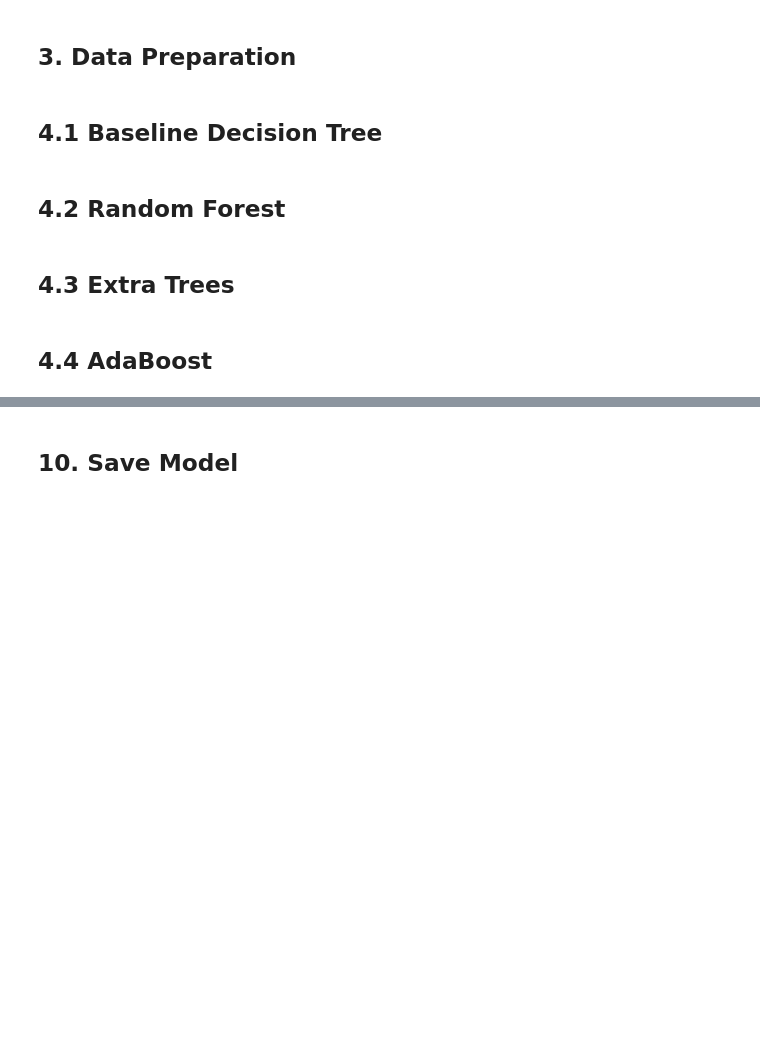
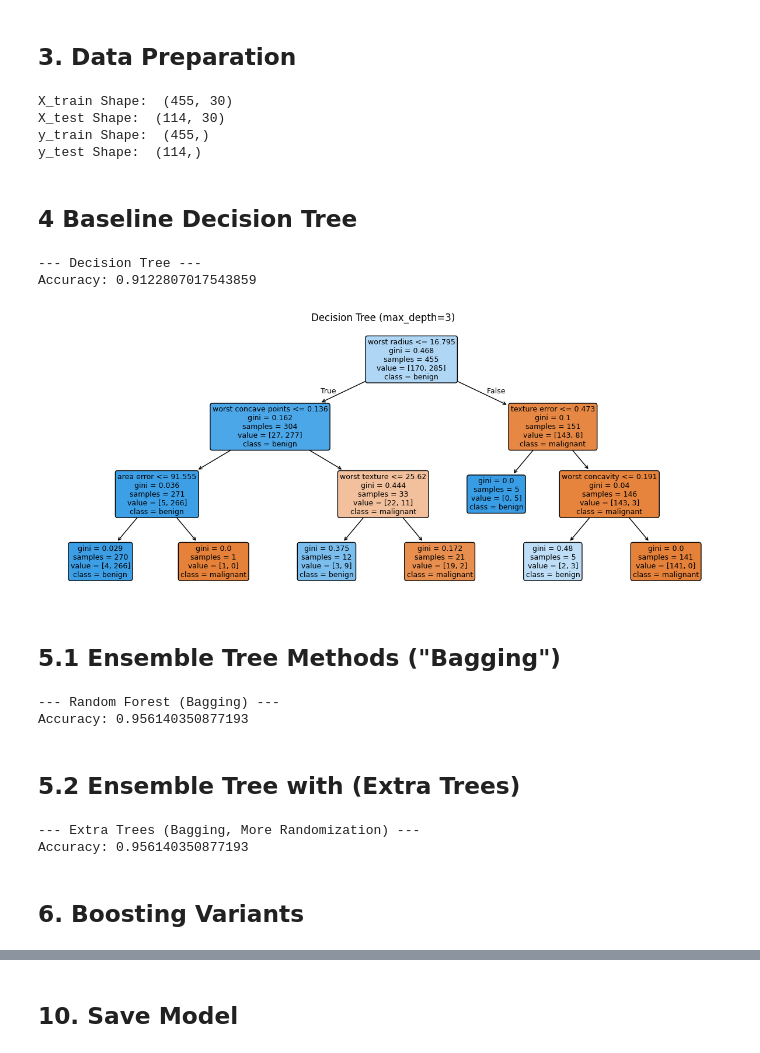
Before and after one commit to anika0273/ML_BoilerPlates, a Jupyter notebook: Decision_Tree.ipynb, the cells around one changed output, grey strips where cells are left out. Saved outputs shown, nothing was run; the diff lists cells and outputs as text; code cells hidden in the pictures; blank space fills up the shorter version.

Commit message:
Added Descition Tree BoilerPlate

```diff
--- a/Decision_Tree.ipynb
+++ b/Decision_Tree.ipynb
@@ -37,8 +43,4 @@ from catboost import CatBoostClassifier
 # %%
 data = load_breast_cancer()
 X = pd.DataFrame(data.data, columns=data.feature_names)
-y = pd.Series(data.target)
-
-
-print("Dataset shape:", X.shape)
-print("Target distribution:\n", y.value_counts(normalize=True))
+y = pd.Series(data.target, name="target")
@@ -55,39 +118,58 @@ plt.show()
 # %% [markdown]
 ## 3. Data Preparation
 # %%
-# Train/test split
-X_train, X_test, y_train, y_test = train_test_split(
-X, y, test_size=0.2, random_state=42, stratify=y
-)
+# Stratified Split ensures class proportions are similar across splits
+X_train, X_test, y_train, y_test = train_test_split(X, y, test_size=0.2, random_state=42, stratify=y)
+print("X_train Shape: ", X_train.shape)
+print("X_test Shape: ", X_test.shape)
+print("y_train Shape: ", y_train.shape)
+print("y_test Shape: ", y_test.shape)
+# %% [output]
+X_train Shape:  (455, 30)
+X_test Shape:  (114, 30)
+y_train Shape:  (455,)
+y_test Shape:  (114,)
 # %% [markdown]
-## 4.1 Baseline Decision Tree
+## 4 Baseline Decision Tree
 # %%
+# Decision Trees work with both numerical/categorical data, but this dataset is numerical
+
 print("\n--- Decision Tree ---")
 dt = DecisionTreeClassifier(criterion="gini", random_state=42)
 dt.fit(X_train, y_train)
 print("Accuracy:", dt.score(X_test, y_test))
-
-
-# Visualize tree (small depth for clarity)
-small_dt = DecisionTreeClassifier(max_depth=3, random_state=42)
-small_dt.fit(X_train, y_train)
-plt.figure(figsize=(12,6))
-plot_tree(small_dt, feature_names=X.columns, class_names=data.target_names, filled=True)
-plt.title("Decision Tree (max_depth=3)")
-plt.show()
+# %% [output]
+--- Decision Tree ---
+Accuracy: 0.9122807017543859
+# %%
+# Visualize tree (small depth for clarity)
+small_dt = DecisionTreeClassifier(max_depth=3, random_state=42)
+small_dt.fit(X_train, y_train)
+plt.figure(figsize=(15,6))
+plot_tree(small_dt, feature_names=X.columns, class_names=data.target_names, filled=True, rounded=True, fontsize=9)
+plt.title("Decision Tree (max_depth=3)")
+plt.show()
+# %% [output]
+[figure, added]
 # %% [markdown]
-## 4.2 Random Forest
+## 5.1 Ensemble Tree Methods ("Bagging")
 # %%
-print("\n--- Random Forest ---")
+print("\n--- Random Forest (Bagging) ---")
 rf = RandomForestClassifier(n_estimators=100, random_state=42)
 rf.fit(X_train, y_train)
 print("Accuracy:", rf.score(X_test, y_test))
+# %% [output]
+--- Random Forest (Bagging) ---
+Accuracy: 0.956140350877193
 # %% [markdown]
-## 4.3 Extra Trees
+## 5.2 Ensemble Tree with (Extra Trees)
 # %%
-print("\n--- Extra Trees ---")
+print("\n--- Extra Trees (Bagging, More Randomization) ---")
 et = ExtraTreesClassifier(n_estimators=100, random_state=42)
 et.fit(X_train, y_train)
 print("Accuracy:", et.score(X_test, y_test))
+# %% [output]
+--- Extra Trees (Bagging, More Randomization) ---
+Accuracy: 0.956140350877193
 # %% [markdown]
-## 4.4 AdaBoost
+## 6. Boosting Variants
```
Also changed, not shown: parts of 38 cells of this notebook, 2 other files.
